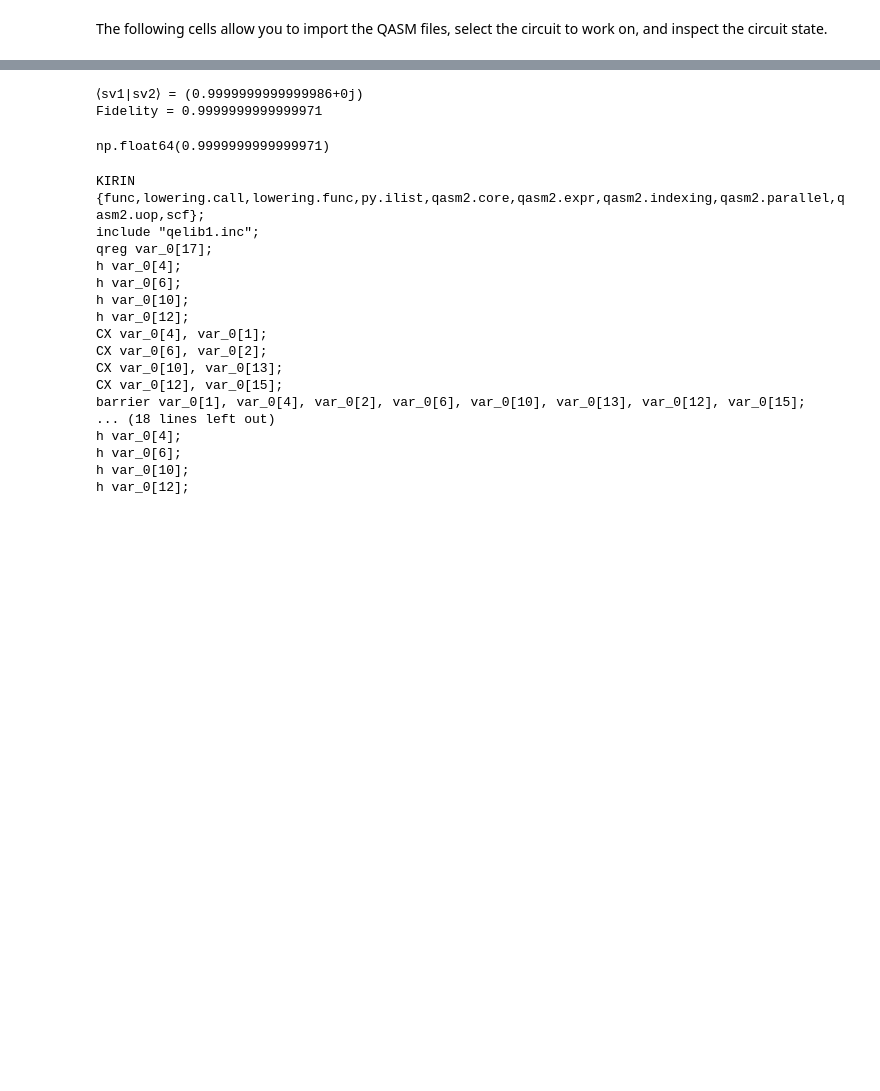
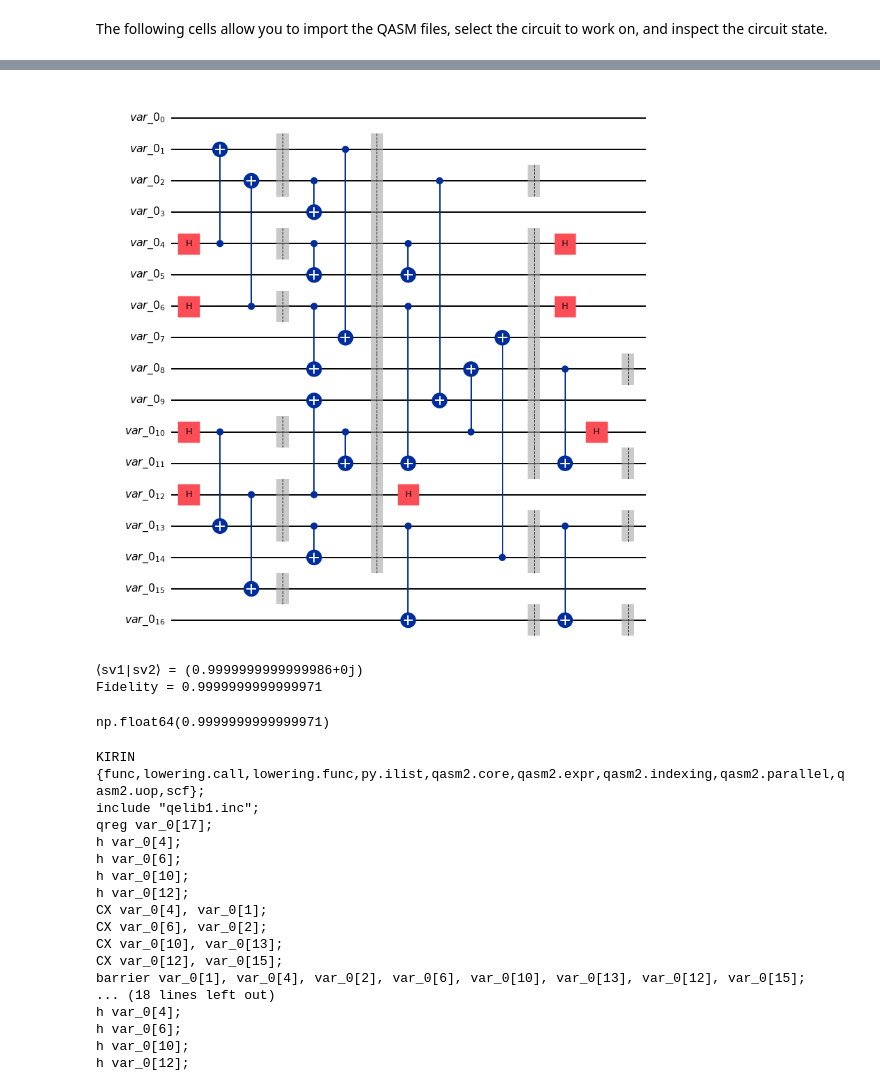
Before and after one commit to FedericoQuartieri/ETHQuantumHackaton, a Jupyter notebook: blog.ipynb, the cells around one changed output, grey strips where cells are left out. Drawn from its saved outputs; the diff is of its cells as text; code cells hidden in the pictures; blank space fills up the shorter version.

Commit message:
added circuit visualizer

```diff
--- a/blog.ipynb
+++ b/blog.ipynb
@@ -104,3 +117,10 @@ NameError: name 'programs' is not defined
+# %%
+qasm = targetSequential.emit_str(circuit)
+
+fig = QuantumCircuit.from_qasm_str(qasm).draw(output="mpl", fold=120, scale=0.7)
+display(fig)
+# %% [output]
+[figure, added]
 # %%
 # Run this any time to check the fidelity of the circuit in the current state
 # Note: passes apply changes in-place, but we stored the initial state in qc_initial above
```
Also changed, not shown: parts of 4 cells of this notebook, 1 other file.
